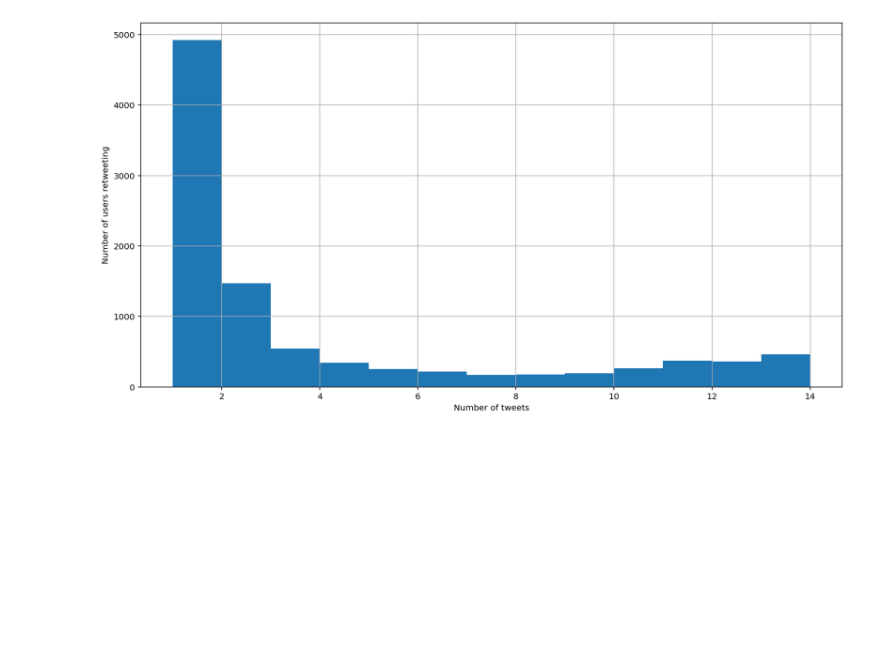
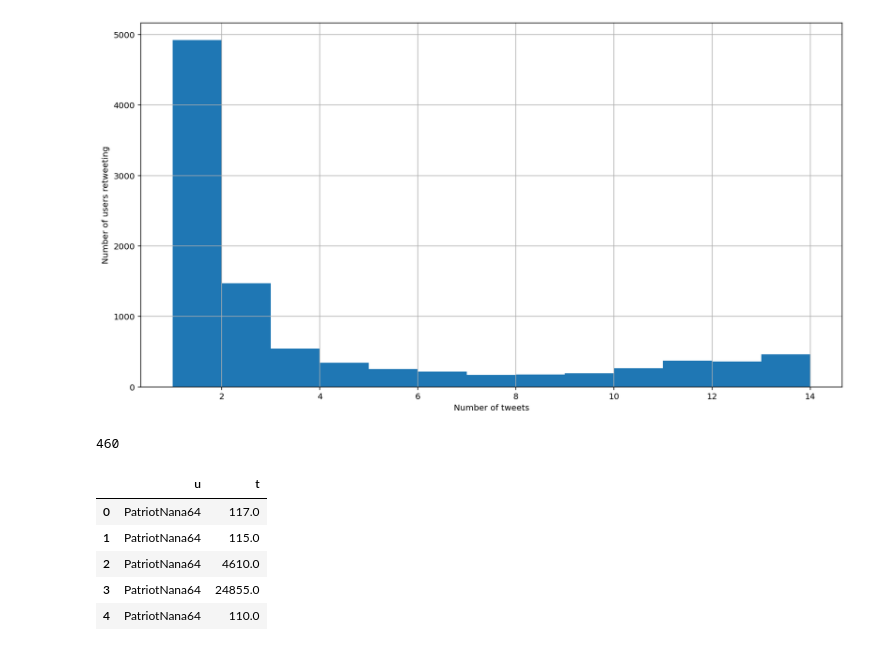
Before and after one commit to jimdykes/covid19, a Jupyter notebook: Comparing Retweet Streams.ipynb, the cells around one changed output. Cells and saved outputs as stored; diff of their text form; code cells hidden in the pictures; blank space fills up the shorter version.

```diff
--- a/Comparing Retweet Streams.ipynb
+++ b/Comparing Retweet Streams.ipynb
@@ -230,3 +261,25 @@ ax.set_ylabel("Number of users retweeting")
 ax.set_xlabel("Number of tweets");
 # %% [output]
 [figure]
+# %%
+users_that_retweet_all = [x[0] for x in user_counts.most_common() if x[1] >= 13 and x[1] < 20]
+len(users_that_retweet_all)
+# %% [output]
+460
+# %%
+lines = []
+for u in users_that_retweet_all:
+    for k in retweets_after_trump.keys():
+        v = retweets_after_trump[k][retweets_after_trump[k].username==u].timeSinceTrump.apply(lambda x: x.total_seconds())
+        if len(v):
+            lines.append({'u':u,'t':v.values[0]})
+
+df3 = pd.DataFrame(lines)
+df3.head()
+# %% [output]
+|  | u | t |
+| 0 | PatriotNana64 | 117.0 |
+| 1 | PatriotNana64 | 115.0 |
+| 2 | PatriotNana64 | 4610.0 |
+| 3 | PatriotNana64 | 24855.0 |
+| 4 | PatriotNana64 | 110.0 |
```
Also changed, not shown: parts of 5 cells of this notebook.
